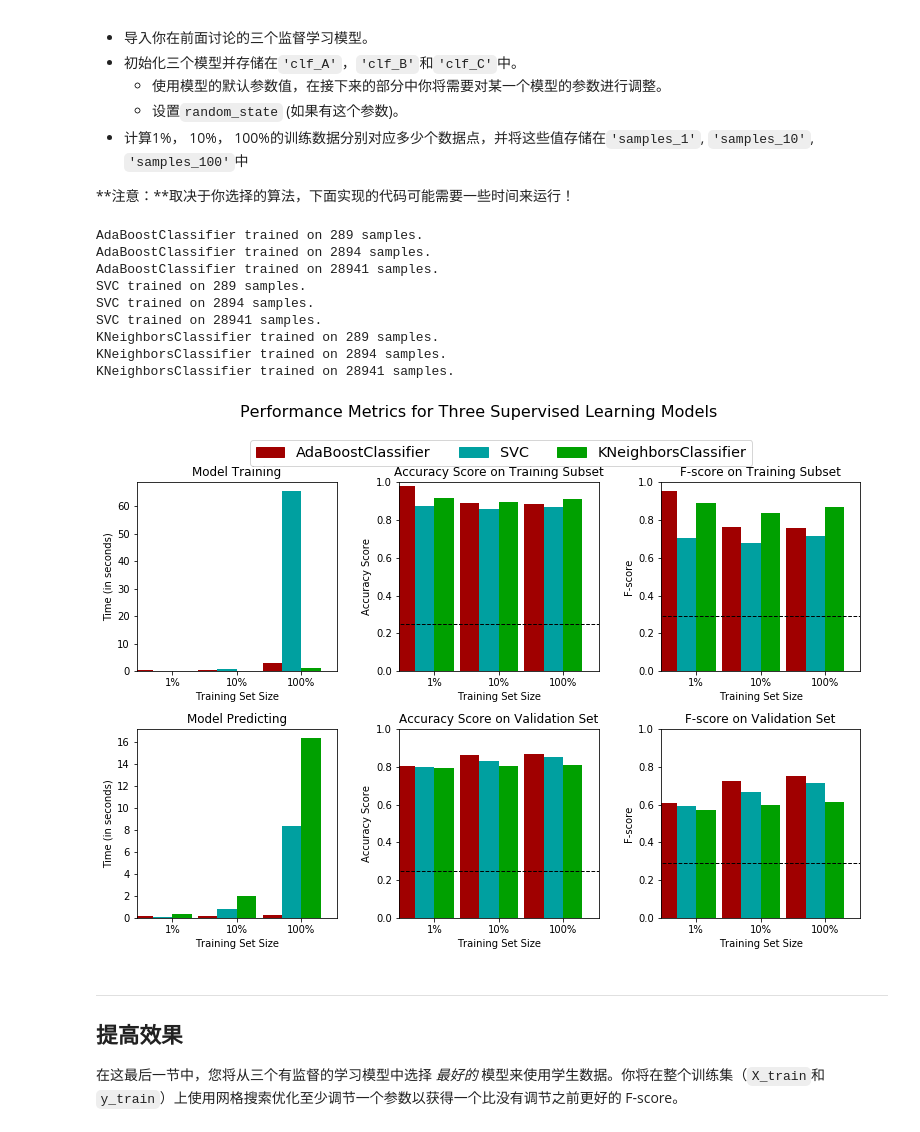
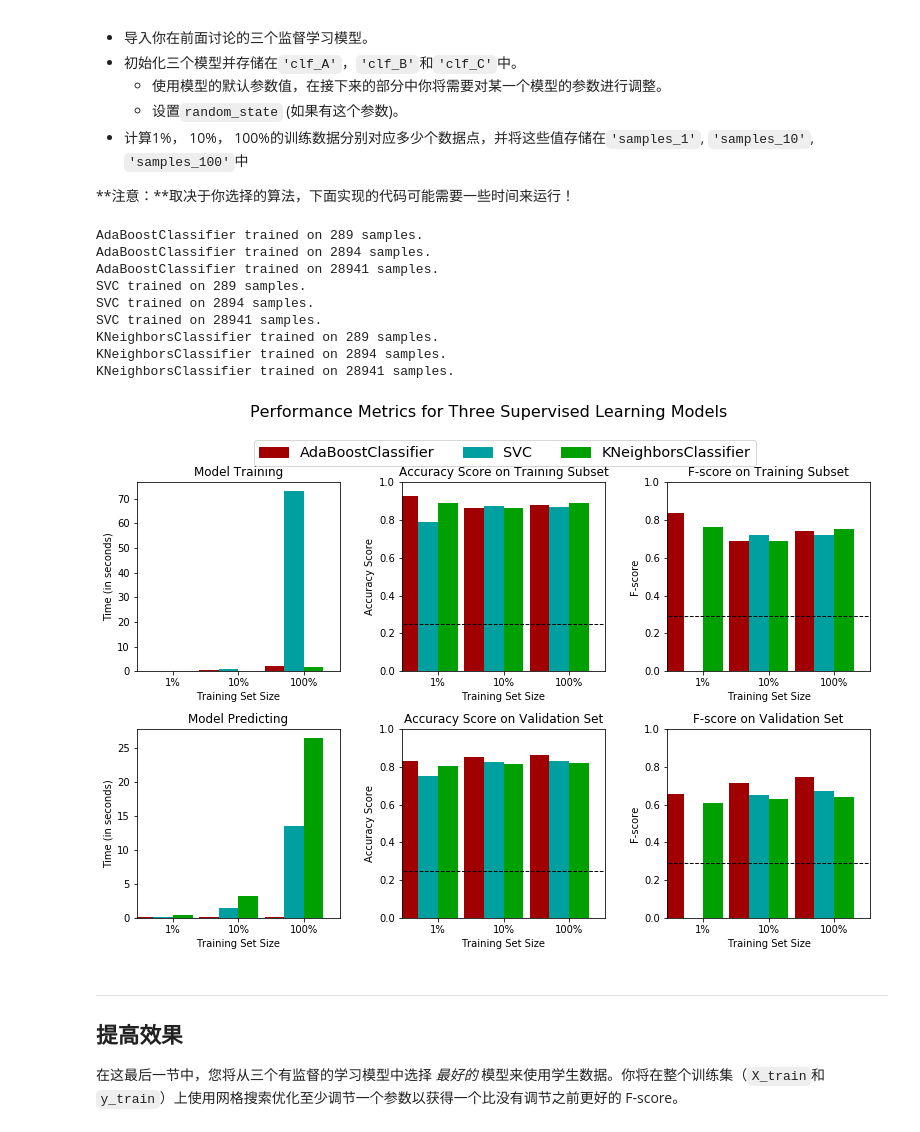
Before and after one commit to pinguo-wangchuan/projects, a Jupyter notebook: finding_donors/finding_donors.ipynb, the cells around one changed output. Cells and saved outputs as stored; diff of their text form; code cells hidden in the pictures.

```diff
--- a/finding_donors/finding_donors.ipynb
+++ b/finding_donors/finding_donors.ipynb
@@ -456,37 +456,37 @@ from sklearn.ensemble import AdaBoostClassifier
 from sklearn.svm import SVC
 from sklearn.neighbors import KNeighborsClassifier
 
 # TODO：初始化三个模型
-clf_A = AdaBoostClassifier(n_estimators=100,random_state=1)
-clf_B = SVC(kernel='linear')
-clf_C = KNeighborsClassifier(n_neighbors=2)
+clf_A = AdaBoostClassifier(random_state=0)
+clf_B = SVC(random_state=0)
+clf_C = KNeighborsClassifier()
 
 # TODO：计算1%， 10%， 100%的训练数据分别对应多少点
 samples_1 = int( len(X_train)*0.01 )
 samples_10 = int( len(X_train)*0.1 )
 samples_100 = int( len(X_train*1) )
 
 # 收集学习器的结果
 results = {}
 for clf in [clf_A, clf_B, clf_C]:
     clf_name = clf.__class__.__name__
     results[clf_name] = {}
     for i, samples in enumerate([samples_1, samples_10, samples_100]):
         results[clf_name][i] = train_predict(clf, samples, X_train, y_train, X_val, y_val)
 
 # 对选择的三个模型得到的评价结果进行可视化
 vs.evaluate(results, accuracy, fscore)
 # %% [output]
 AdaBoostClassifier trained on 289 samples.
 AdaBoostClassifier trained on 2894 samples.
 AdaBoostClassifier trained on 28941 samples.
 SVC trained on 289 samples.
 SVC trained on 2894 samples.
 SVC trained on 28941 samples.
 KNeighborsClassifier trained on 289 samples.
 KNeighborsClassifier trained on 2894 samples.
 KNeighborsClassifier trained on 28941 samples.
-[figure, old version]
+[figure, new version]
 # %% [markdown]
 ----
 ## 提高效果
```
Also changed, not shown: parts of 2 cells of this notebook, 1 other file.
